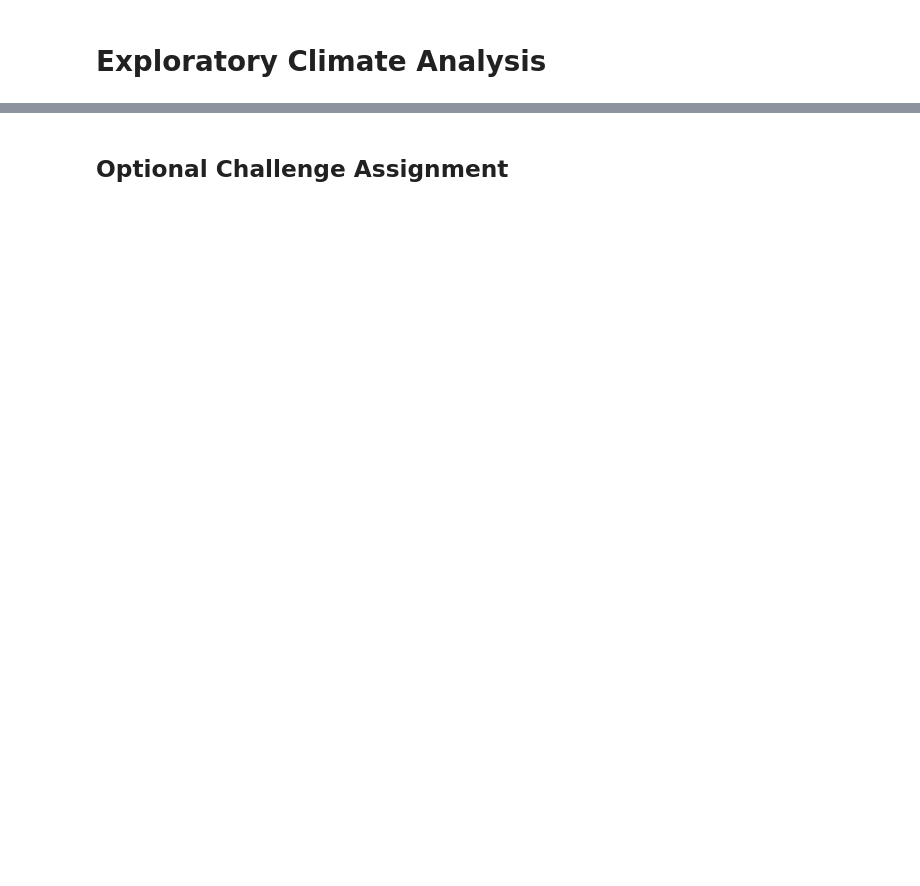
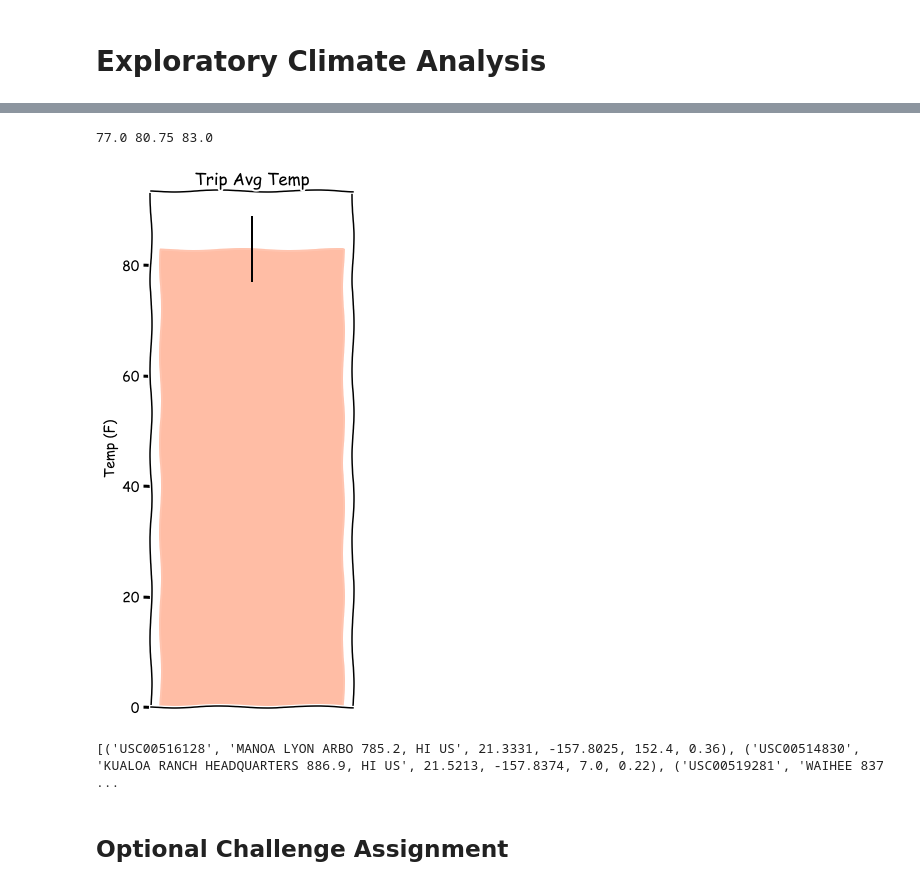
Before and after one commit to huntercash/SurfsUp, a Jupyter notebook: climate_starter.ipynb, the cells around one changed output, grey strips where cells are left out. Cells and saved outputs as stored; diff of their text form; code cells hidden in the pictures; blank space fills up the shorter version.

```diff
--- a/climate_starter.ipynb
+++ b/climate_starter.ipynb
@@ -84,14 +194,47 @@ print(calc_temps('2012-02-28', '2012-03-05'))
 # %%
 # Use your previous function `calc_temps` to calculate the tmin, tavg, and tmax
 # for your trip using the previous year's data for those same dates.
+
+year_start = dt.date(2018, 8, 5) - dt.timedelta(days=365)
+year_end = dt.date(2018, 8, 7) - dt.timedelta(days=365)
+
+tmin, tavg, tmax = calc_temps(year_start.strftime("%Y-%m-%d"), year_end.strftime("%Y-%m-%d"))[0]
+print(tmin, tavg, tmax)
+# %% [output]
+77.0 80.75 83.0
 # %%
 # Plot the results from your previous query as a bar chart.
 # Use "Trip Avg Temp" as your Title
 # Use the average temperature for the y value
 # Use the peak-to-peak (tmax-tmin) value as the y error bar (yerr)
+
+fig,ax = plt.subplots(figsize=plt.figaspect(2.))
+xpos = 1
+yerr = tmax-tmin
+
+bar = ax.bar(xpos, tmax, yerr=yerr, alpha=0.3, color='coral', align="center")
+ax.set(xticks=range(xpos), xticklabels="a", title="Trip Avg Temp", ylabel="Temp (F)")
+fig.tight_layout()
+plt.show()
+# %% [output]
+[figure, added]
 # %%
 # Calculate the total amount of rainfall per weather station for your trip dates using the previous year's matching dates.
 # Sort this in descending order by precipitation amount and list the station, name, latitude, longitude, and elevation
+start_date = '2017-08-01'
+end_date = '2017-08-07'
+
+sel = [Station.station, Station.name, Station.latitude,
+       Station.longitude, Station.elevation, func.sum(Measurement.prcp)]
+
+results = session.query(*sel).\
+    filter(Measurement.station == Station.station).\
+    filter(Measurement.date >= start_date).\
+    filter(Measurement.date <= end_date).\
+    group_by(Station.name).order_by(func.sum(Measurement.prcp).desc()).all()
+print(results)
+# %% [output]
+[('USC00516128', 'MANOA LYON ARBO 785.2, HI US', 21.3331, -157.8025, 152.4, 0.36), ('USC00514830', 'KUALOA RANCH HEADQUARTERS 886.9, HI US', 21.5213, -157.8374, 7.0, 0.22), ('USC00519281', 'WAIHEE 837 ...
 # %% [markdown]
 ## Optional Challenge Assignment
 # %%
```
Also changed, not shown: parts of 16 cells of this notebook.
